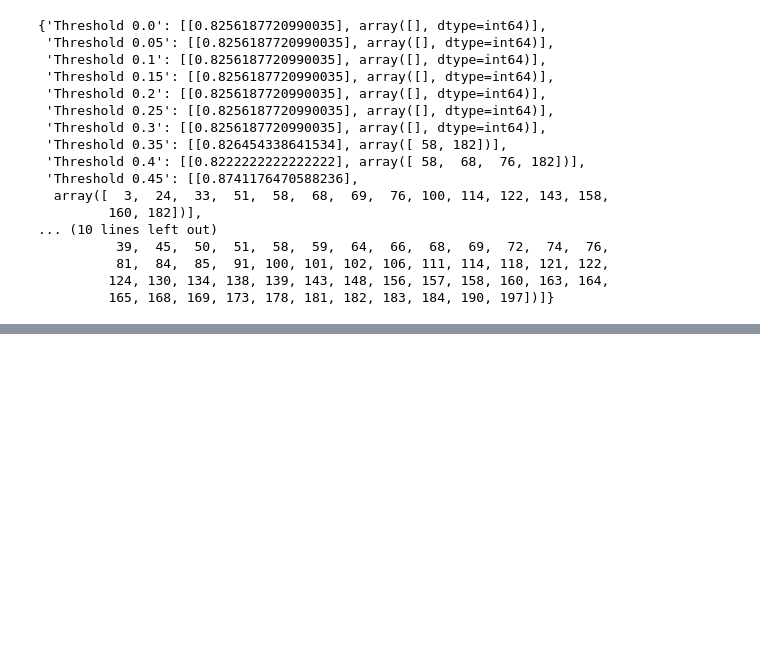
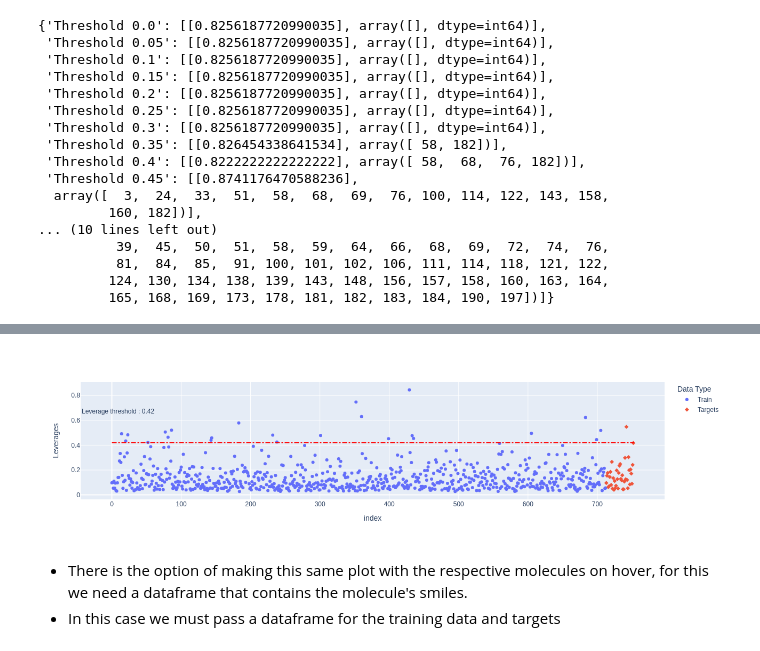
Before and after one commit to jeffrichardchemistry/pyADA, a Jupyter notebook: example/example_of_use.ipynb, the cells around one changed output, grey strips where cells are left out. Saved outputs shown, nothing was run; the diff lists cells and outputs as text; code cells hidden in the pictures; blank space fills up the shorter version.

Commit message:
Leverage example added.

```diff
--- a/example/example_of_use.ipynb
+++ b/example/example_of_use.ipynb
@@ -278,0 +289,4 @@ ad.fit(model_sklearn=rfc, base_test=xi_test, base_train=xi_train, y_true=y_test,
+# %%
+path = 'data/esol_solubility_descriptors.csv'
+df = pd.read_csv(path, sep=';')
+df
@@ -278,0 +307,3 @@ ad.fit(model_sklearn=rfc, base_test=xi_test, base_train=xi_train, y_true=y_test,
+# %%
+x = df.iloc[:,2:].values #get just xi columns
+y = df['y'].values
@@ -278,0 +329,6 @@ ad.fit(model_sklearn=rfc, base_test=xi_test, base_train=xi_train, y_true=y_test,
+# %%
+x_train, x_test, y_train, y_test = train_test_split(x, y, test_size=0.3, random_state=7)
+
+# To perform the AD analysis we will only take a few examples from xi_test which will be our target
+x_target = pd.DataFrame(x_test[:40,:]) #transforming it into a dataframe just to make it easier to view
+x_target
@@ -278,0 +356,3 @@ ad.fit(model_sklearn=rfc, base_test=xi_test, base_train=xi_train, y_true=y_test,
+# %%
+lv = LeverageAD()
+lv.fit(X_train=x_train, X_target=x_target)
@@ -278,0 +377,4 @@ ad.fit(model_sklearn=rfc, base_test=xi_test, base_train=xi_train, y_true=y_test,
+# %%
+fig = lv.plotLeverages(X_train=x_train, X_targets=x_target)
+fig.show()
+# %% [output]
@@ -278,0 +382,4 @@ ad.fit(model_sklearn=rfc, base_test=xi_test, base_train=xi_train, y_true=y_test,
+[figure, added]
+# %% [markdown]
+- There is the option of making this same plot with the respective molecules on hover, for this we need a dataframe that contains the molecule's smiles.
+- In this case we must pass a dataframe for the training data and targets
```
Also changed, not shown: parts of 16 cells of this notebook, 2 other files.
